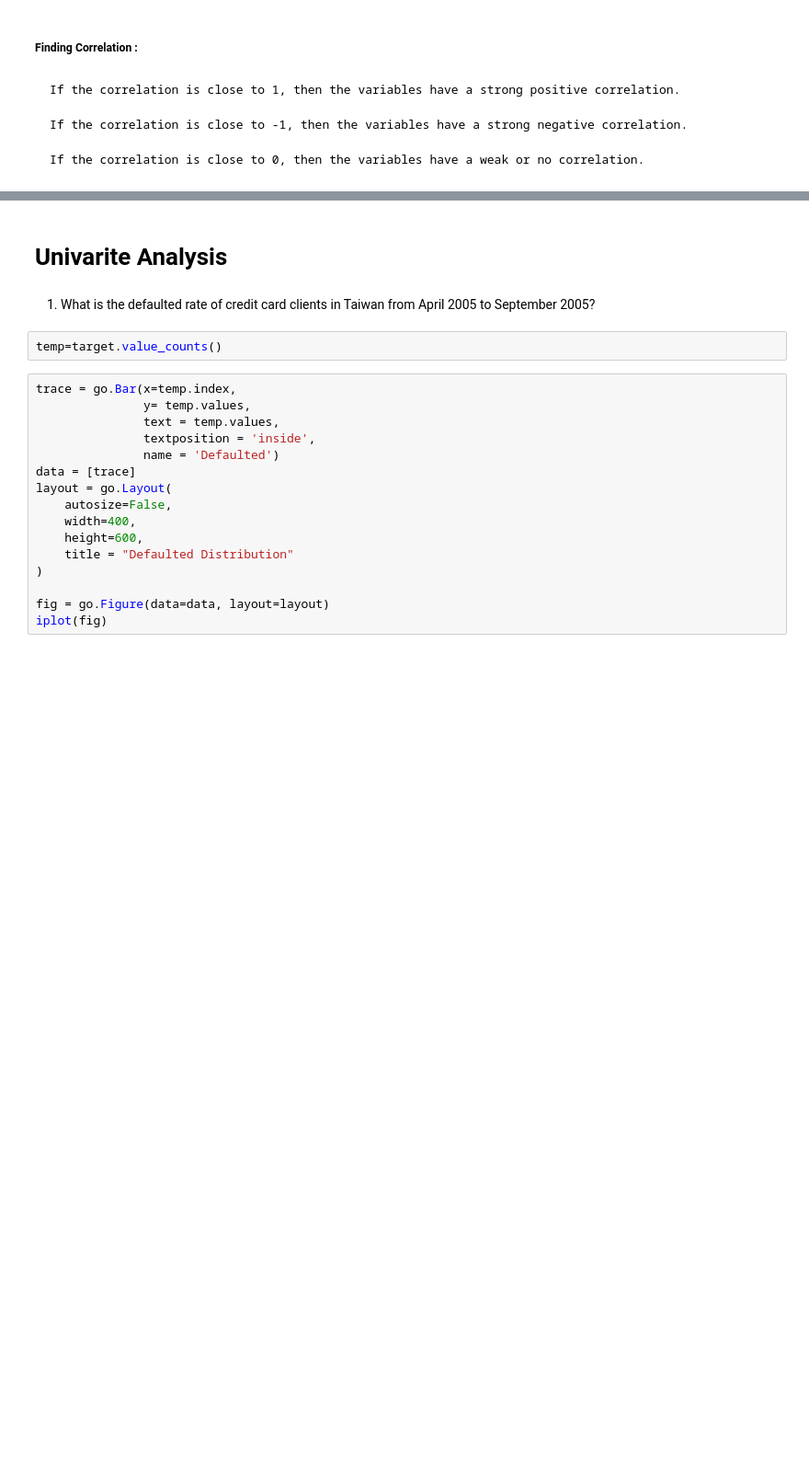
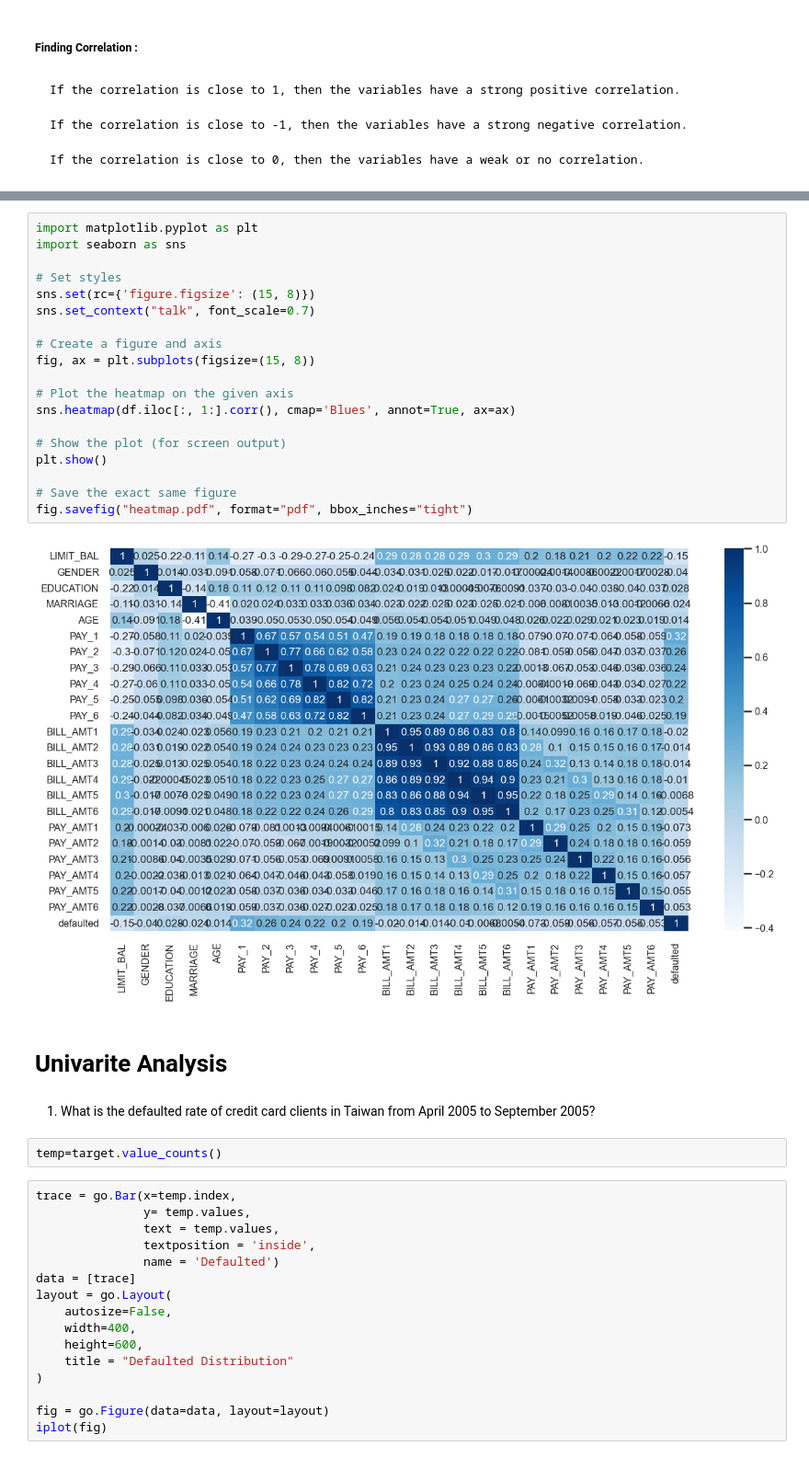
Before and after one commit to udaypachigolla999/Binary-Classification-Model-on-Credit-Card-Default-Dataset, a Jupyter notebook: Credit_card_default_EDA.ipynb, the cells around one changed output, grey strips where cells are left out. Shown at 92% size. Drawn from its saved outputs; the diff is of its cells as text; blank space fills up the shorter version.

```diff
--- a/Credit_card_default_EDA.ipynb
+++ b/Credit_card_default_EDA.ipynb
@@ -1072,3 +1052,24 @@ sns.heatmap(df.iloc[:,1:].corr(), cmap='Blues', annot=True);
+# %%
+import matplotlib.pyplot as plt
+import seaborn as sns
+
+# Set styles
+sns.set(rc={'figure.figsize': (15, 8)})
+sns.set_context("talk", font_scale=0.7)
+
+# Create a figure and axis
+fig, ax = plt.subplots(figsize=(15, 8))
+
+# Plot the heatmap on the given axis
+sns.heatmap(df.iloc[:, 1:].corr(), cmap='Blues', annot=True, ax=ax)
+
+# Show the plot (for screen output)
+plt.show()
+
+# Save the exact same figure
+fig.savefig("heatmap.pdf", format="pdf", bbox_inches="tight")
+# %% [output]
+[figure, added]
 # %% [markdown]
 # Univarite Analysis
 # %% [markdown]
```
Also changed, not shown: parts of 38 cells of this notebook.
